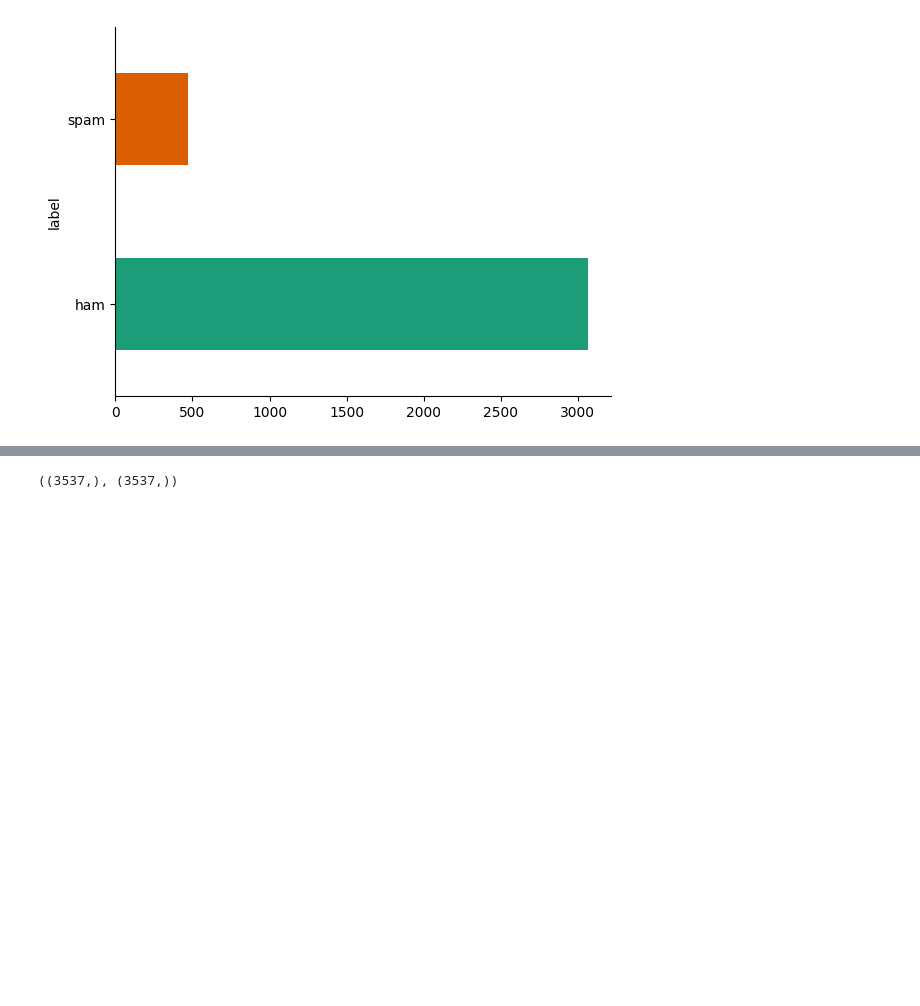
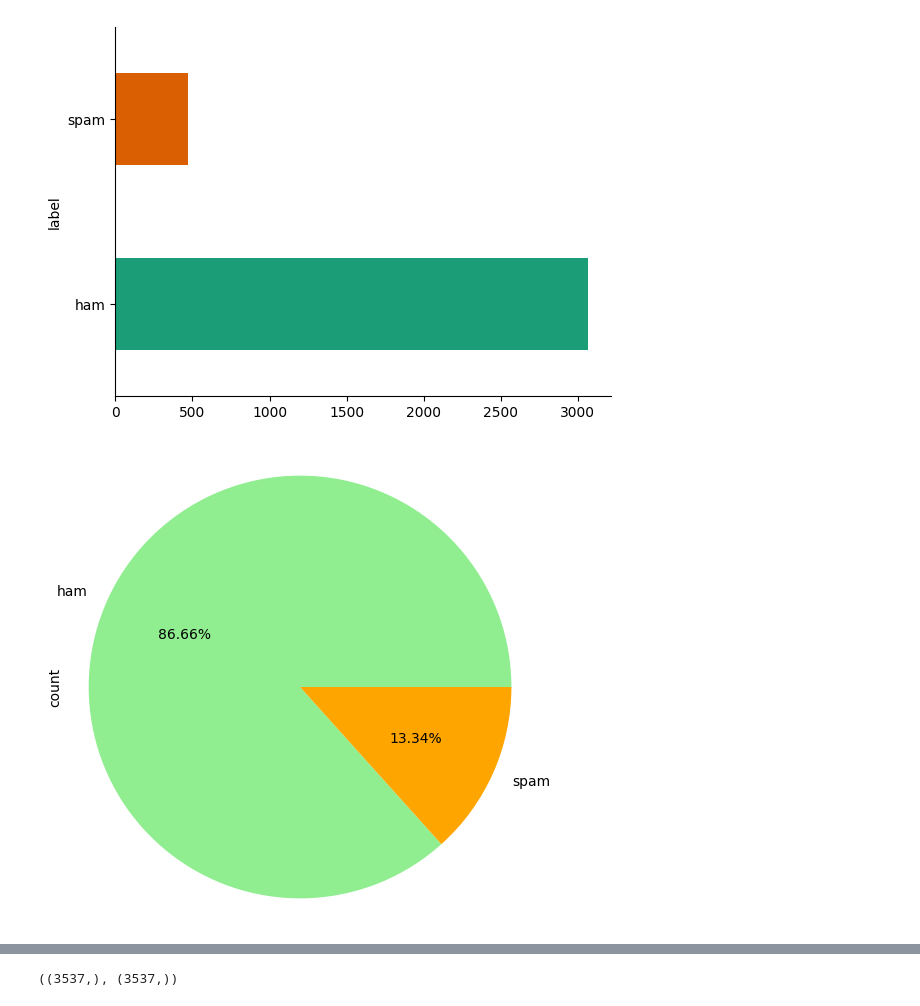
Before and after one commit to Mxoder/Spam-Detection, a Jupyter notebook: notebook/spam_ham.ipynb, the cells around one changed output, grey strips where cells are left out. Saved outputs shown, nothing was run; the diff lists cells and outputs as text; code cells hidden in the pictures; blank space fills up the shorter version.

```diff
--- a/notebook/spam_ham.ipynb
+++ b/notebook/spam_ham.ipynb
@@ -101,3 +106,8 @@ memory usage: 63.7+ KB
 # %%
+# 将每行的第三列之后的内容合并到第三列
+df_tr['v2'] = df_tr.apply(lambda row: ','.join(map(str, filter(lambda x: pd.notna(x), row[2:]))), axis=1)
+df_tr = df_tr.iloc[:, :3]
+
+# 规范命名
 df_tr = df_tr[['v1', 'v2']].rename(columns={'v1': 'label', 'v2': 'content'})
 df_te = df_te[[0]].rename(columns={0: 'content'})
@@ -144,3 +204,15 @@ df_tr.groupby('label').size().plot(kind='barh', color=sns.palettes.mpl_palette('
 plt.gca().spines[['top', 'right',]].set_visible(False)
 # %% [output]
 [figure]
+# %%
+# df_tr 分布 - 饼图
+import matplotlib.pyplot as plt
+import seaborn as sns
+
+plt.figure(figsize=(6, 6))
+sns.set_palette(['lightgreen', 'orange'])
+df_tr['label'].value_counts().plot(kind='pie', labels=['ham', 'spam'], autopct='%0.2f%%')
+plt.axis('equal')
+plt.show()
+# %% [output]
+[figure, added]
```
Also changed, not shown: parts of 63 cells of this notebook, 2 other files.
